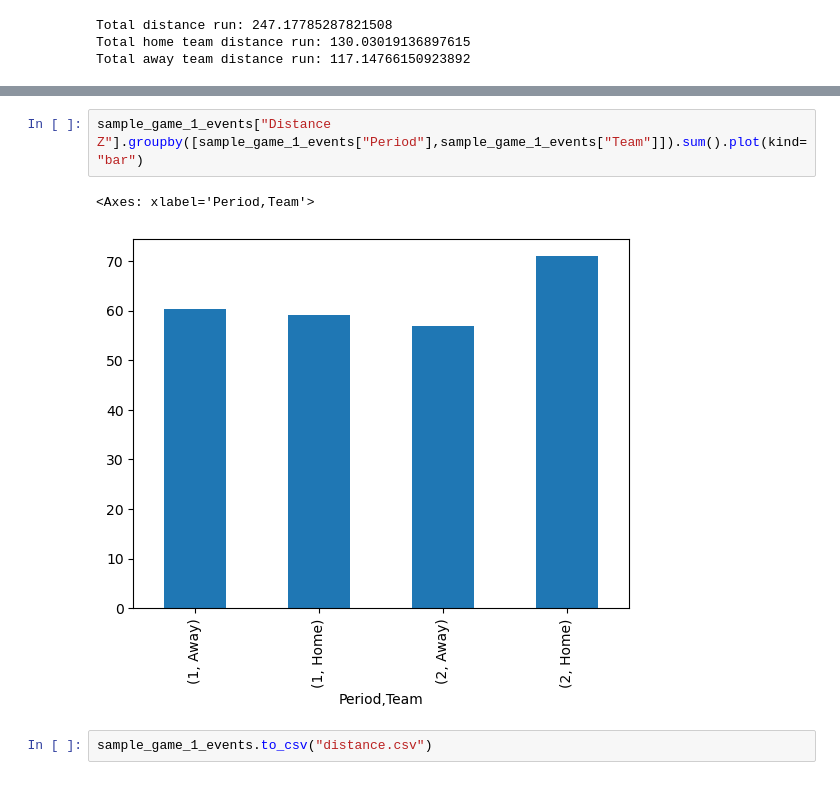
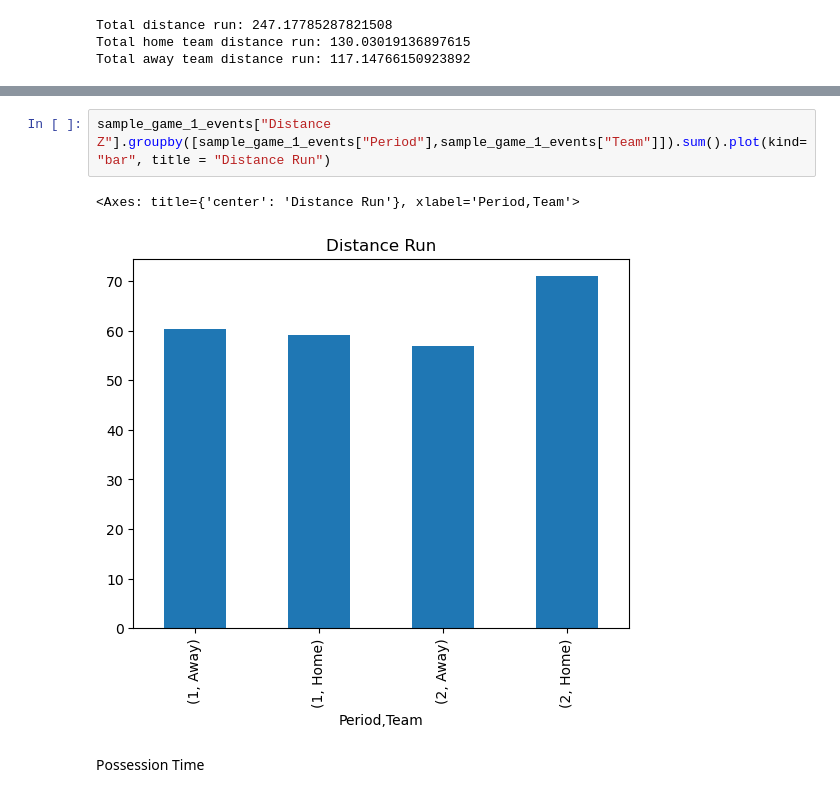
Before and after one commit to lnyousif/Football101, a Jupyter notebook: Sean Notebook.ipynb, the cells around one changed output, grey strips where cells are left out. Cells and saved outputs as stored; diff of their text form.

```diff
--- a/Sean Notebook.ipynb
+++ b/Sean Notebook.ipynb
@@ -275,7 +290,7 @@ Total away team distance run: 117.14766150923892
 # %%
-sample_game_1_events["Distance Z"].groupby([sample_game_1_events["Period"],sample_game_1_events["Team"]]).sum().plot(kind="bar")
+sample_game_1_events["Distance Z"].groupby([sample_game_1_events["Period"],sample_game_1_events["Team"]]).sum().plot(kind="bar", title = "Distance Run")
 # %% [output]
-<Axes: xlabel='Period,Team'>
+<Axes: title={'center': 'Distance Run'}, xlabel='Period,Team'>
-[figure, old version]
+[figure, new version]
-# %%
-sample_game_1_events.to_csv("distance.csv")
+# %% [markdown]
+Possession Time
```
Also changed, not shown: parts of 18 cells of this notebook.
